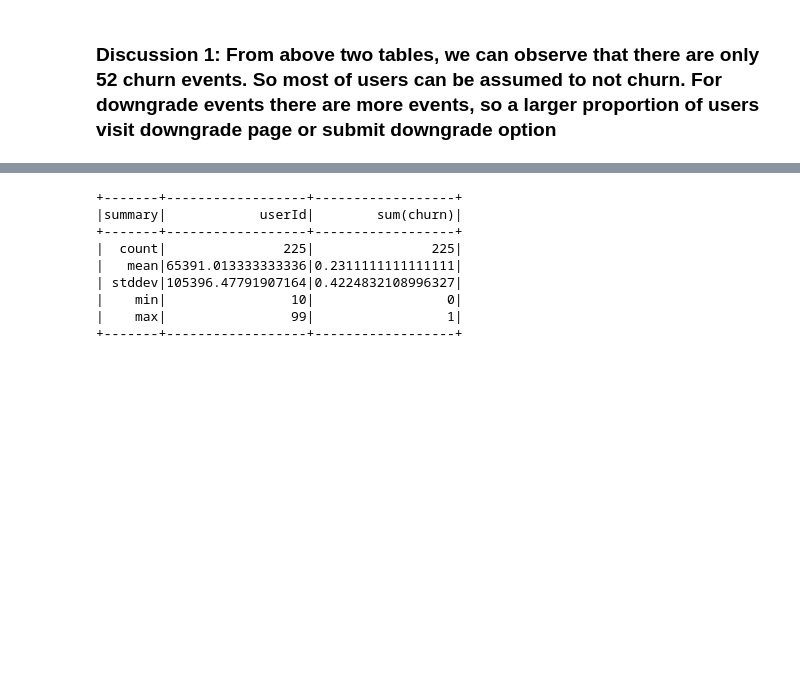
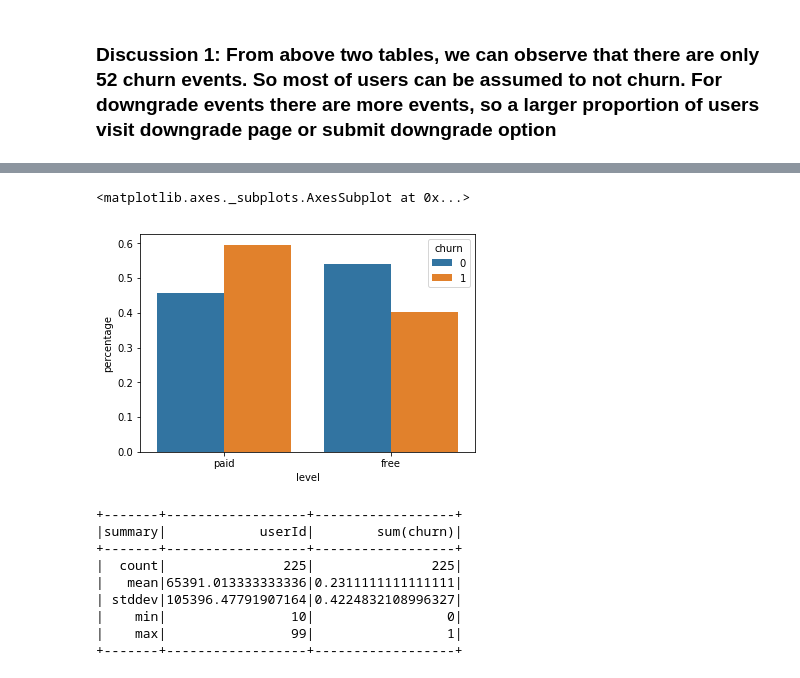
Before and after one commit to khemkaiitr/DSNG, a Jupyter notebook: sparkify/Sparkify.ipynb, the cells around one changed output, grey strips where cells are left out. Cells and saved outputs as stored; diff of their text form; code cells hidden in the pictures; blank space fills up the shorter version.

```diff
--- a/sparkify/Sparkify.ipynb
+++ b/sparkify/Sparkify.ipynb
@@ -161,0 +154,7 @@ df.groupBy('churn', 'level').agg(F.count('churn')).show()
+# %%
+churn_level_per = df.dropDuplicates(['level', 'churn', 'userId']) \
+    .groupby('churn', 'level') \
+    .agg(F.count('userId').alias('userid_count')) \
+    .withColumn("percentage", F.col("userid_count") / F.sum("userid_count").over(Window.partitionBy("churn")))
+# %%
+churn_level_df = churn_level_per.toPandas()
@@ -162,3 +169,11 @@ df.groupBy('churn', 'level').agg(F.count('churn')).show()
+# %%
+sns.barplot(x = "level",       # x variable name
+            y = "percentage",       # y variable name
+            hue = "churn",  # group variable name
+            data = churn_level_df)
+# %% [output]
+<matplotlib.axes._subplots.AxesSubplot at 0x...>
+[figure, added]
 # %%
 # Describe statistics of churn events when grouped by userID.
 df.select(['userId', 'churn']).groupBy('userId').sum('churn').describe().show()
```
Also changed, not shown: parts of 30 cells of this notebook, 1 other file.
